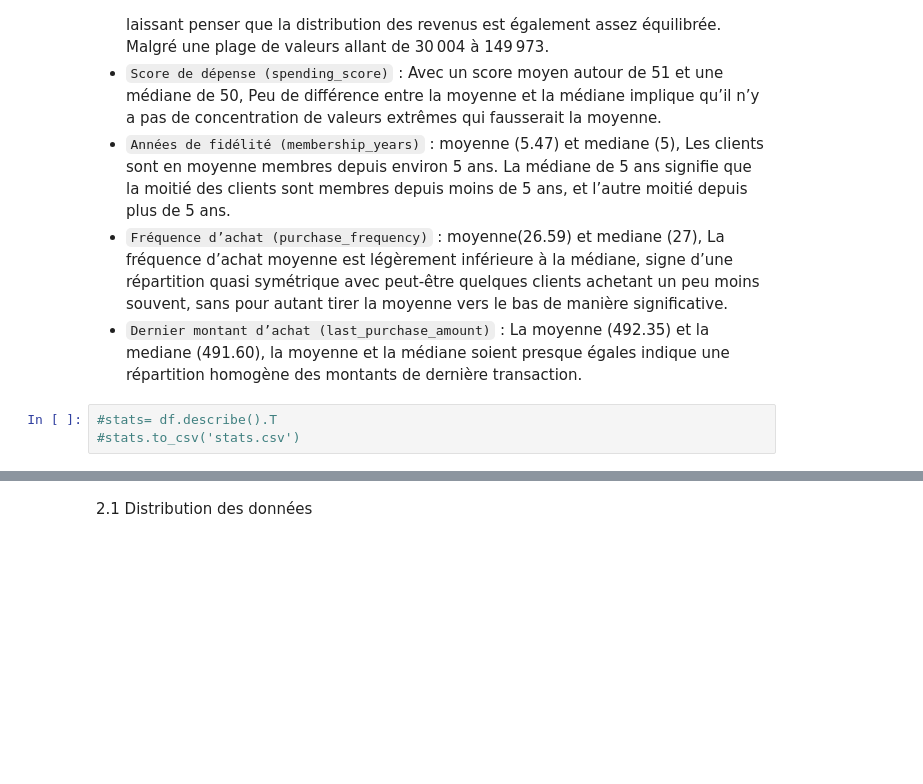
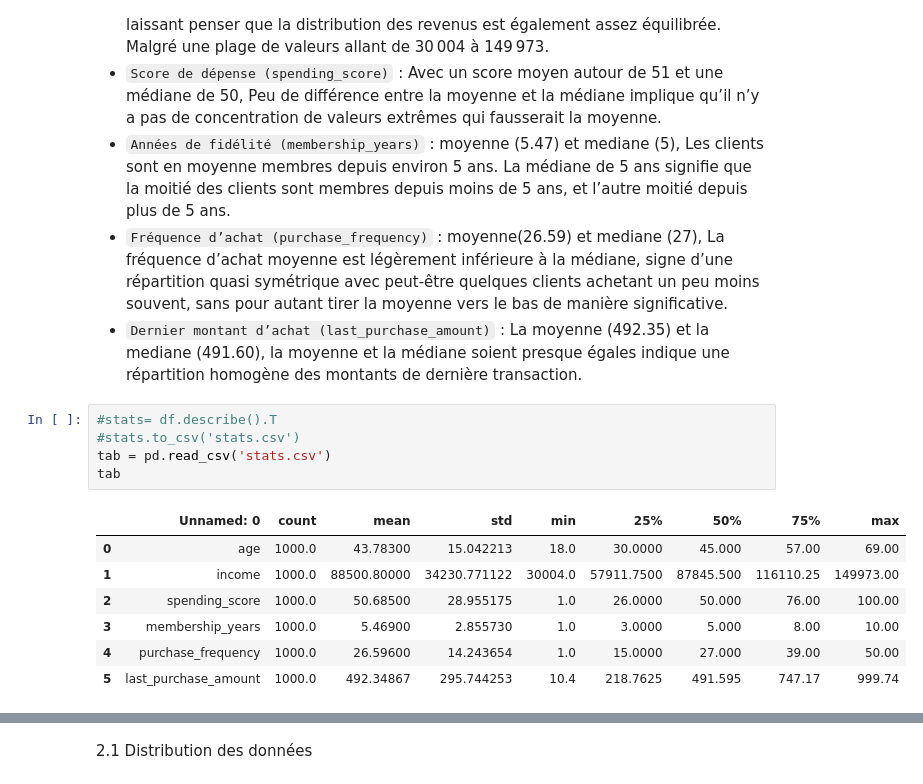
Before and after one commit to nazif96/CustomerClust, a Jupyter notebook: Analyse_market.ipynb, the cells around one changed output, grey strips where cells are left out. Drawn from its saved outputs; the diff is of its cells as text; blank space fills up the shorter version.

```diff
--- a/Analyse_market.ipynb
+++ b/Analyse_market.ipynb
@@ -136,3 +136,13 @@ df.describe()
 # %%
 #stats= df.describe().T
 #stats.to_csv('stats.csv')
+tab = pd.read_csv('stats.csv')
+tab
+# %% [output]
+|  | Unnamed: 0 | count | mean | std | min | 25% | 50% | 75% | max |
+| 0 | age | 1000.0 | 43.78300 | 15.042213 | 18.0 | 30.0000 | 45.000 | 57.00 | 69.00 |
+| 1 | income | 1000.0 | 88500.80000 | 34230.771122 | 30004.0 | 57911.7500 | 87845.500 | 116110.25 | 149973.00 |
+| 2 | spending_score | 1000.0 | 50.68500 | 28.955175 | 1.0 | 26.0000 | 50.000 | 76.00 | 100.00 |
+| 3 | membership_years | 1000.0 | 5.46900 | 2.855730 | 1.0 | 3.0000 | 5.000 | 8.00 | 10.00 |
+| 4 | purchase_frequency | 1000.0 | 26.59600 | 14.243654 | 1.0 | 15.0000 | 27.000 | 39.00 | 50.00 |
+| 5 | last_purchase_amount | 1000.0 | 492.34867 | 295.744253 | 10.4 | 218.7625 | 491.595 | 747.17 | 999.74 |
```
Also changed, not shown: parts of 1 cell of this notebook, 10 other files.
